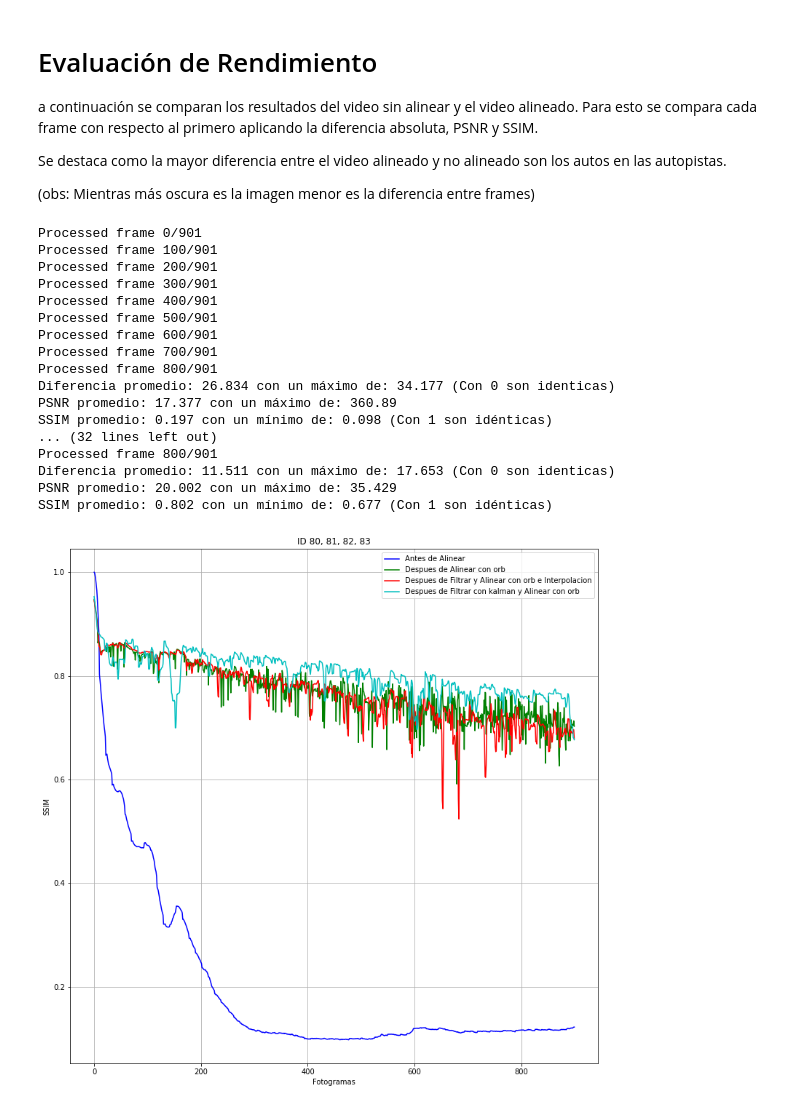
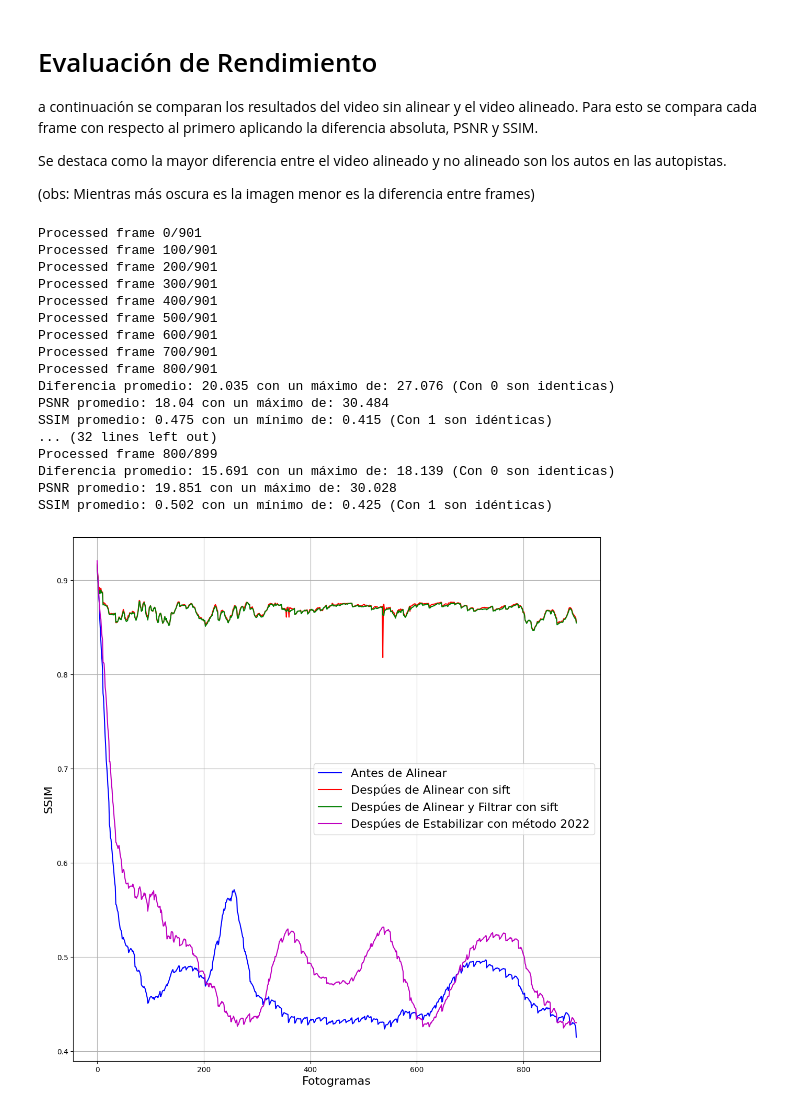
Before and after one commit to PepeLira/vehicle_video_trajectory_extractor, a Jupyter notebook: research/video_alignment_methods/Benchmark_videos.ipynb, the cells around one changed output. Saved outputs shown, nothing was run; the diff lists cells and outputs as text; code cells hidden in the pictures.

```diff
--- a/research/video_alignment_methods/Benchmark_videos.ipynb
+++ b/research/video_alignment_methods/Benchmark_videos.ipynb
@@ -31,7 +31,7 @@ def crop_frames(frame, crop_width, crop_height):
 
 def plot_line_graph(data_list, tags, title, save_folder="benchmark_plots", figsize=(13, 13), id=None):
     x = range(len(data_list[0]))  # Assuming all data arrays have the same length
-    colors = ['b', 'g', 'r', 'c', 'm', 'y', 'k']  # Define a list of colors for lines (add more as needed)
+    colors = ['b', 'r', 'g', 'm', 'y', 'k']  # Define a list of colors for lines (add more as needed)
 
     plt.figure(figsize=figsize)
 
@@ -53,9 +53,8 @@ def plot_line_graph(data_list, tags, title, save_folder="benchmark_plots", figsi
 
         plt.plot(x, data, color=color, label=label)
 
-    plt.xlabel("Fotogramas")
-    plt.ylabel("SSIM")
-    plt.title(title)
+    plt.xlabel("Fotogramas", fontsize=16)
+    plt.ylabel("SSIM", fontsize=16)
 
     if id is not None:
         if not os.path.exists(save_folder):
@@ -64,7 +63,7 @@ def plot_line_graph(data_list, tags, title, save_folder="benchmark_plots", figsi
         plot_filename = os.path.join(save_folder, f'{title}.png')
         plt.savefig(plot_filename, dpi=300, bbox_inches='tight')
 
-    plt.legend()
+    plt.legend(loc='center right', fontsize=16)
     plt.grid(True)
     plt.show()
 
@@ -139,6 +138,8 @@ def benchmark_frames(video_path, crop_width, crop_height, title, nfeatures, colo
   # Open the video file
   video_capture = cv2.VideoCapture(video_path)
   total_frames = int(video_capture.get(cv2.CAP_PROP_FRAME_COUNT))
+
+
 
   ret, reference_frame = video_capture.read()
   cropped_reference_frame = crop_frames(reference_frame, crop_width, crop_height)
@@ -204,45 +205,48 @@ def benchmark_frames(video_path, crop_width, crop_height, title, nfeatures, colo
                           nfeatures,
                           frames_ssim_mean,
                           frames_psnr_mean,
                           frames_diff_mean,
                           max_diff,
                           max_psnr,
                           min_ssim)
   return new_id, frames_ssim, title
 
-video_name = "video1_30s.mp4"
+video_name = "video_sim_30s_movement.mp4"
 NFEATURES = 1000
 METHOD = "sift"
 window_size = 500
 
 # Compare the cropped frames
 # benchmark_frames("video_sim_30s_movement_alejandra.mp4", 400, 400, "Despues de Alinear Metodo Anterior", "X")
 id1, frames_ssim1, title1 = benchmark_frames(video_name, window_size, window_size, "Antes de Alinear", 0)
-id2, frames_ssim2, title2 = benchmark_frames(video_name.replace(".mp4", f"_{METHOD}_estabilizado.mp4" ), window_size, window_size, f"Despues de Alinear con {METHOD}", NFEATURES)
-id3, frames_ssim3, title3 = benchmark_frames(video_name.replace(".mp4", f"_{METHOD}_estabilizado_filtrado.mp4"), window_size, window_size, f"Despues de Filtrar y Alinear con {METHOD} e Interpolacion", NFEATURES)
-id4, frames_ssim4, title4 = benchmark_frames(video_name.replace(".mp4", f"_{METHOD}_estabilizado_filtrado_kalman.mp4"), window_size, window_size, f"Despues de Filtrar con kalman y Alinear con {METHOD}", NFEATURES)
-
+id2, frames_ssim2, title2 = benchmark_frames(video_name.replace(".mp4", f"_{METHOD}_estabilizado.mp4" ), window_size, window_size, f"Despúes de Alinear con {METHOD}", NFEATURES)
+id3, frames_ssim3, title3 = benchmark_frames(video_name.replace(".mp4", f"_{METHOD}_estabilizado_filtrado.mp4"), window_size, window_size, f"Despúes de Alinear y Filtrar con {METHOD}", NFEATURES)
+id4, frames_ssim4, title4 = benchmark_frames("video_sim_30s_movement_alejandra.mp4", window_size, window_size, f"Despúes de Estabilizar con método 2022", NFEATURES)
+frames_ssim4.append(frames_ssim4[-1])
+frames_ssim4.append(frames_ssim4[-1])
 a_ssim = [frames_ssim1, frames_ssim2, frames_ssim3, frames_ssim4]
+# a_ssim = [frames_ssim3, frames_ssim2, frames_ssim1]
 tags = [title1, title2, title3, title4]
-ids =  f"ID {id1}, {id2}, {id3}, {id4}"
-
+# tags = [title3, title2, title1]
+ids =  f"ID {id1}, {id2}, {id3}"
+# ids =  f"ID {id1}, {id2}, {id3}"
 plot_line_graph(a_ssim, tags, ids, id=ids)
 # %% [output]
 Processed frame 0/901
 Processed frame 100/901
 Processed frame 200/901
 Processed frame 300/901
 Processed frame 400/901
 Processed frame 500/901
 Processed frame 600/901
 Processed frame 700/901
 Processed frame 800/901
-Diferencia promedio: 26.834 con un máximo de: 34.177 (Con 0 son identicas)
-PSNR promedio: 17.377 con un máximo de: 360.89
-SSIM promedio: 0.197 con un mínimo de: 0.098 (Con 1 son idénticas)
+Diferencia promedio: 20.035 con un máximo de: 27.076 (Con 0 son identicas)
+PSNR promedio: 18.04 con un máximo de: 30.484
+SSIM promedio: 0.475 con un mínimo de: 0.415 (Con 1 son idénticas)
 ... (32 lines left out)
-Processed frame 800/901
-Diferencia promedio: 11.511 con un máximo de: 17.653 (Con 0 son identicas)
-PSNR promedio: 20.002 con un máximo de: 35.429
-SSIM promedio: 0.802 con un mínimo de: 0.677 (Con 1 son idénticas)
+Processed frame 800/899
+Diferencia promedio: 15.691 con un máximo de: 18.139 (Con 0 son identicas)
+PSNR promedio: 19.851 con un máximo de: 30.028
+SSIM promedio: 0.502 con un mínimo de: 0.425 (Con 1 son idénticas)
-[figure, old version]
+[figure, new version]
```
Also changed, not shown: parts of 1 cell of this notebook, 3 other files.
